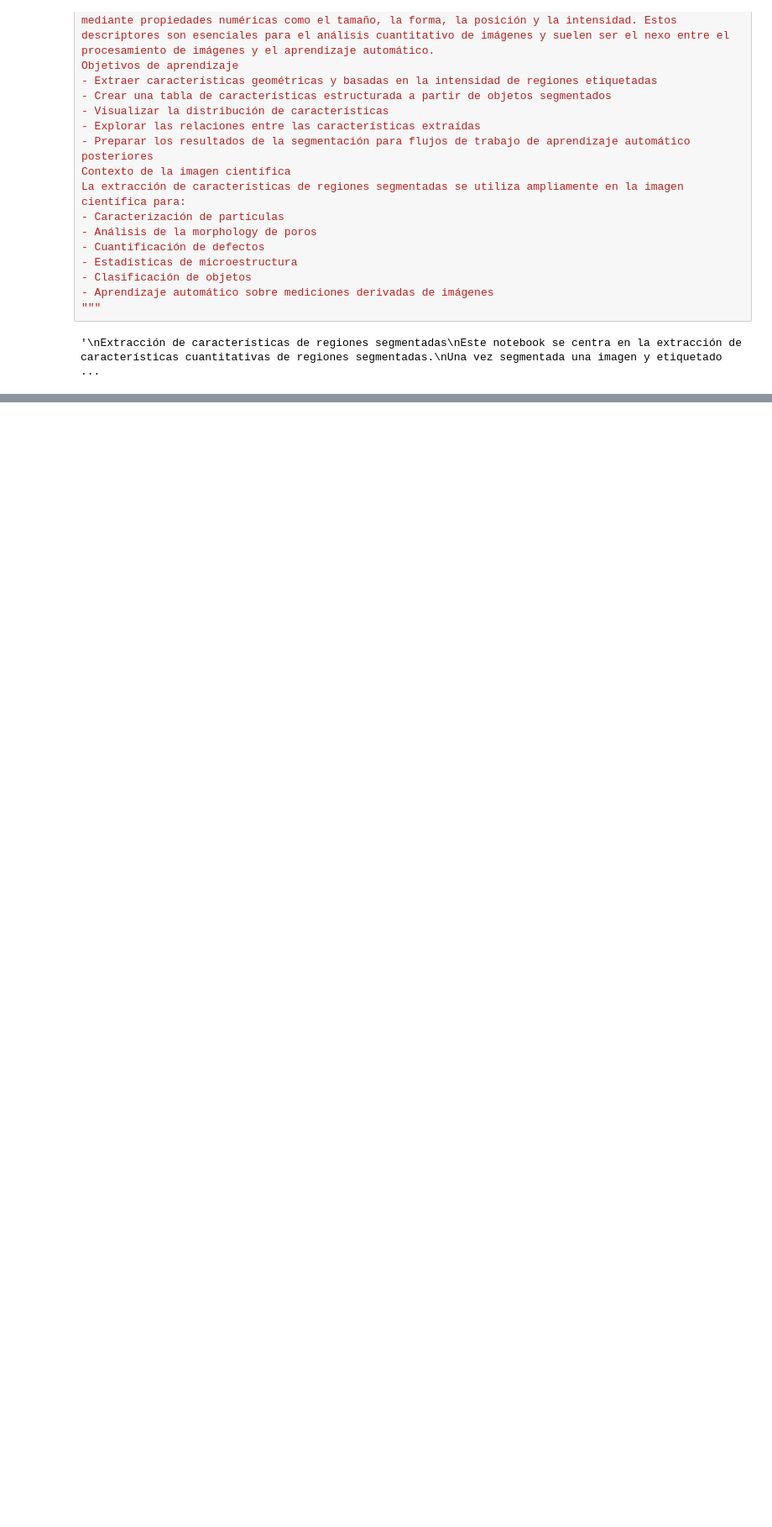
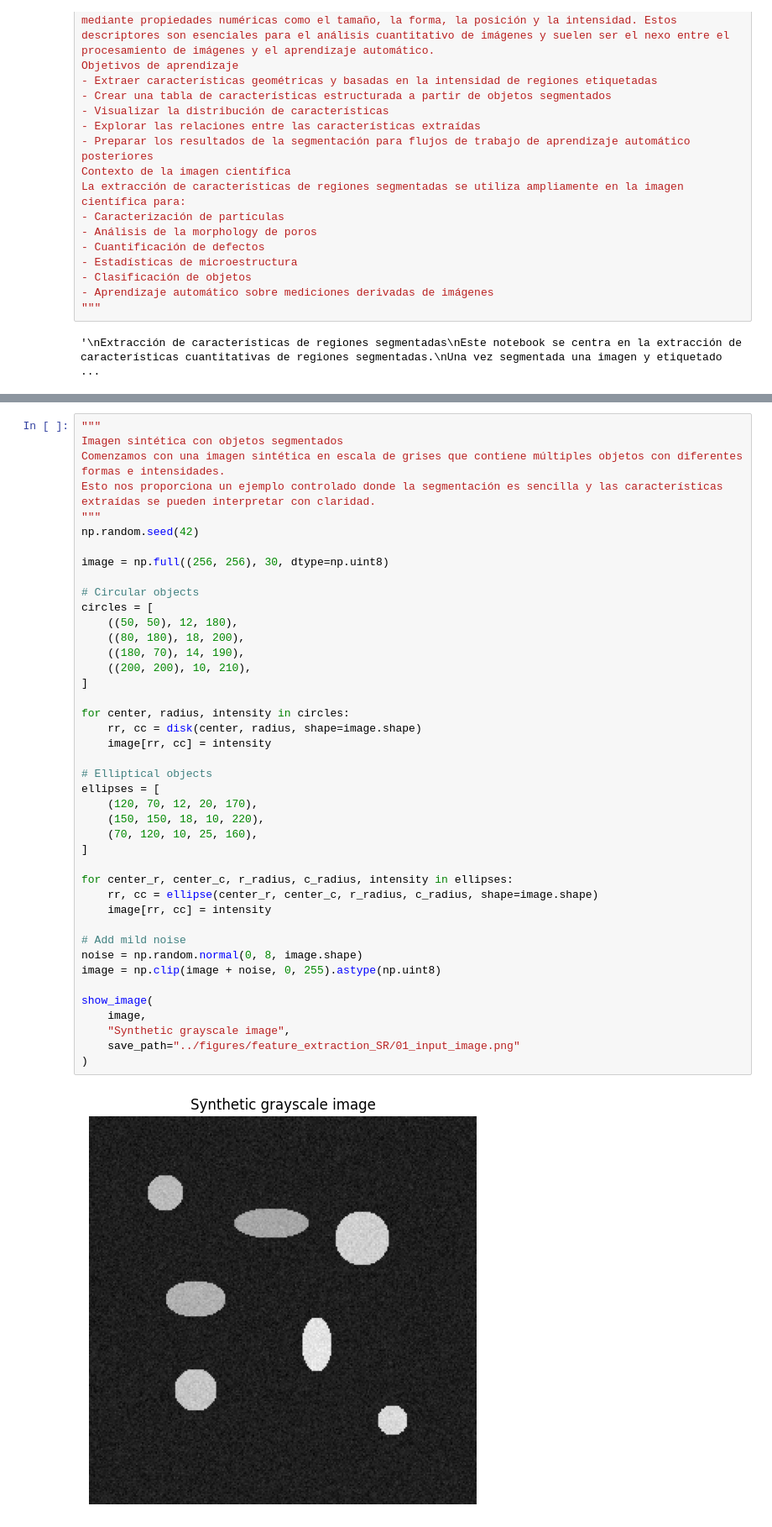
Before and after one commit to peterzm/ai-imaging-portfolio, a Jupyter notebook: 04_segmentation/notebooks/07_feature_extraction_from_segmented_regions.ipynb, the cells around one changed output, grey strips where cells are left out. Shown at 84% size. Cells and saved outputs as stored; diff of their text form; blank space fills up the shorter version.

```diff
--- a/04_segmentation/notebooks/07_feature_extraction_from_segmented_regions.ipynb
+++ b/04_segmentation/notebooks/07_feature_extraction_from_segmented_regions.ipynb
@@ -22,0 +68,44 @@ La extracción de características de regiones segmentadas se utiliza ampliament
+# %%
+"""
+Imagen sintética con objetos segmentados
+Comenzamos con una imagen sintética en escala de grises que contiene múltiples objetos con diferentes formas e intensidades.
+Esto nos proporciona un ejemplo controlado donde la segmentación es sencilla y las características extraídas se pueden interpretar con claridad.
+"""
+np.random.seed(42)
+
+image = np.full((256, 256), 30, dtype=np.uint8)
+
+# Circular objects
+circles = [
+    ((50, 50), 12, 180),
+    ((80, 180), 18, 200),
+    ((180, 70), 14, 190),
+    ((200, 200), 10, 210),
+]
+
+for center, radius, intensity in circles:
+    rr, cc = disk(center, radius, shape=image.shape)
+    image[rr, cc] = intensity
+
+# Elliptical objects
+ellipses = [
+    (120, 70, 12, 20, 170),
+    (150, 150, 18, 10, 220),
+    (70, 120, 10, 25, 160),
+]
+
+for center_r, center_c, r_radius, c_radius, intensity in ellipses:
+    rr, cc = ellipse(center_r, center_c, r_radius, c_radius, shape=image.shape)
+    image[rr, cc] = intensity
+
+# Add mild noise
+noise = np.random.normal(0, 8, image.shape)
+image = np.clip(image + noise, 0, 255).astype(np.uint8)
+
+show_image(
+    image,
+    "Synthetic grayscale image",
+    save_path="../figures/feature_extraction_SR/01_input_image.png"
+)
+# %% [output]
+[figure, added]
```
Also changed, not shown: parts of 8 cells of this notebook, 5 other files.
